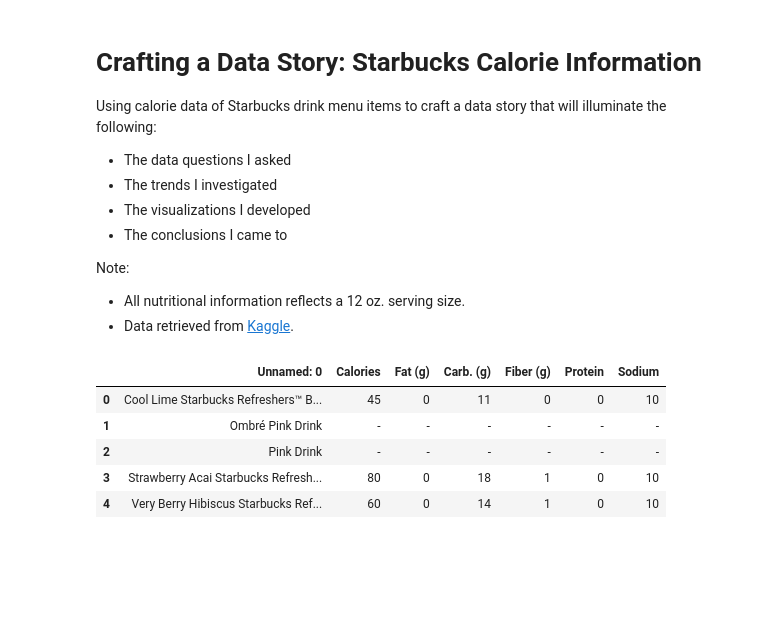
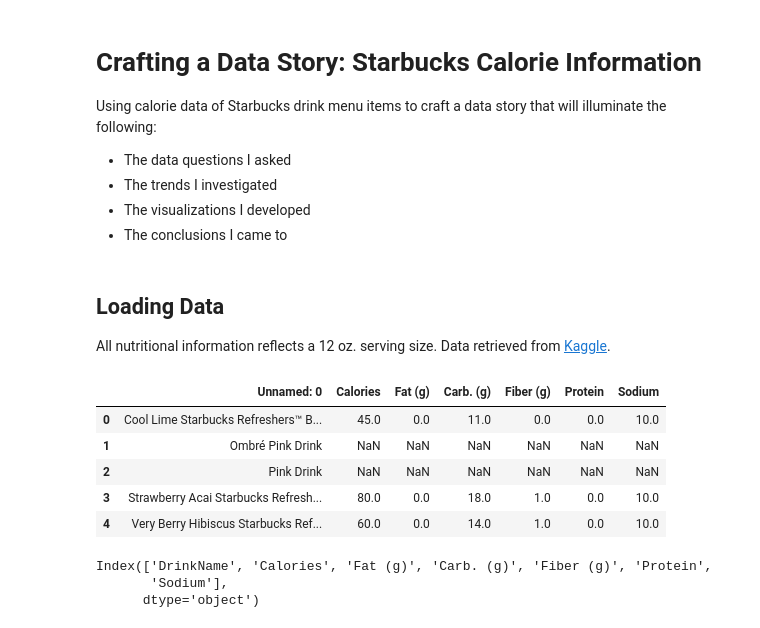
Before and after one commit to dj-m/DataStoryCrafting, a Jupyter notebook: DataStorytelling.ipynb, the cells around one changed output. Drawn from its saved outputs; the diff is of its cells as text; code cells hidden in the pictures; blank space fills up the shorter version.

Commit message:
Initial data exploration

```diff
--- a/DataStorytelling.ipynb
+++ b/DataStorytelling.ipynb
@@ -7,11 +7,6 @@ Using calorie data of Starbucks drink menu items to craft a data story that will
 - The trends I investigated
 - The visualizations I developed
 - The conclusions I came to
-
-Note:
-
-- All nutritional information reflects a 12 oz. serving size.
-- Data retrieved from [Kaggle](https://www.kaggle.com/starbucks/starbucks-menu).
 # %%
 # Loading python packages
 import pandas as pd
@@ -18,11 +15,24 @@ import pandas as pd
 import seaborn as sns
+# %% [markdown]
+## Loading Data ##
+
+All nutritional information reflects a 12 oz. serving size. Data retrieved from [Kaggle](https://www.kaggle.com/starbucks/starbucks-menu).
 # %%
-df = pd.read_csv('data/starbucks-menu-nutrition-drinks.csv')
-df.head()
+# Loading data with NaN values coded
+df_raw = pd.read_csv('data/starbucks-menu-nutrition-drinks.csv', na_values=['-'])
+df_raw.head()
 # %% [output]
 |  | Unnamed: 0 | Calories | Fat (g) | Carb. (g) | Fiber (g) | Protein | Sodium |
-| 0 | Cool Lime Starbucks Refreshers™ B... | 45 | 0 | 11 | 0 | 0 | 10 |
-| 1 | Ombré Pink Drink | - | - | - | - | - | - |
-| 2 | Pink Drink | - | - | - | - | - | - |
-| 3 | Strawberry Acai Starbucks Refresh... | 80 | 0 | 18 | 1 | 0 | 10 |
-| 4 | Very Berry Hibiscus Starbucks Ref... | 60 | 0 | 14 | 1 | 0 | 10 |
+| 0 | Cool Lime Starbucks Refreshers™ B... | 45.0 | 0.0 | 11.0 | 0.0 | 0.0 | 10.0 |
+| 1 | Ombré Pink Drink | NaN | NaN | NaN | NaN | NaN | NaN |
+| 2 | Pink Drink | NaN | NaN | NaN | NaN | NaN | NaN |
+| 3 | Strawberry Acai Starbucks Refresh... | 80.0 | 0.0 | 18.0 | 1.0 | 0.0 | 10.0 |
+| 4 | Very Berry Hibiscus Starbucks Ref... | 60.0 | 0.0 | 14.0 | 1.0 | 0.0 | 10.0 |
+# %%
+# Cleaning data via adding a new name for that first column
+df_raw.rename({'Unnamed: 0': 'DrinkName'}, axis = 1, inplace = True)
+df_raw.columns
+# %% [output]
+Index(['DrinkName', 'Calories', 'Fat (g)', 'Carb. (g)', 'Fiber (g)', 'Protein',
+       'Sodium'],
+      dtype='object')
```
Also changed, not shown: parts of 7 cells of this notebook.
